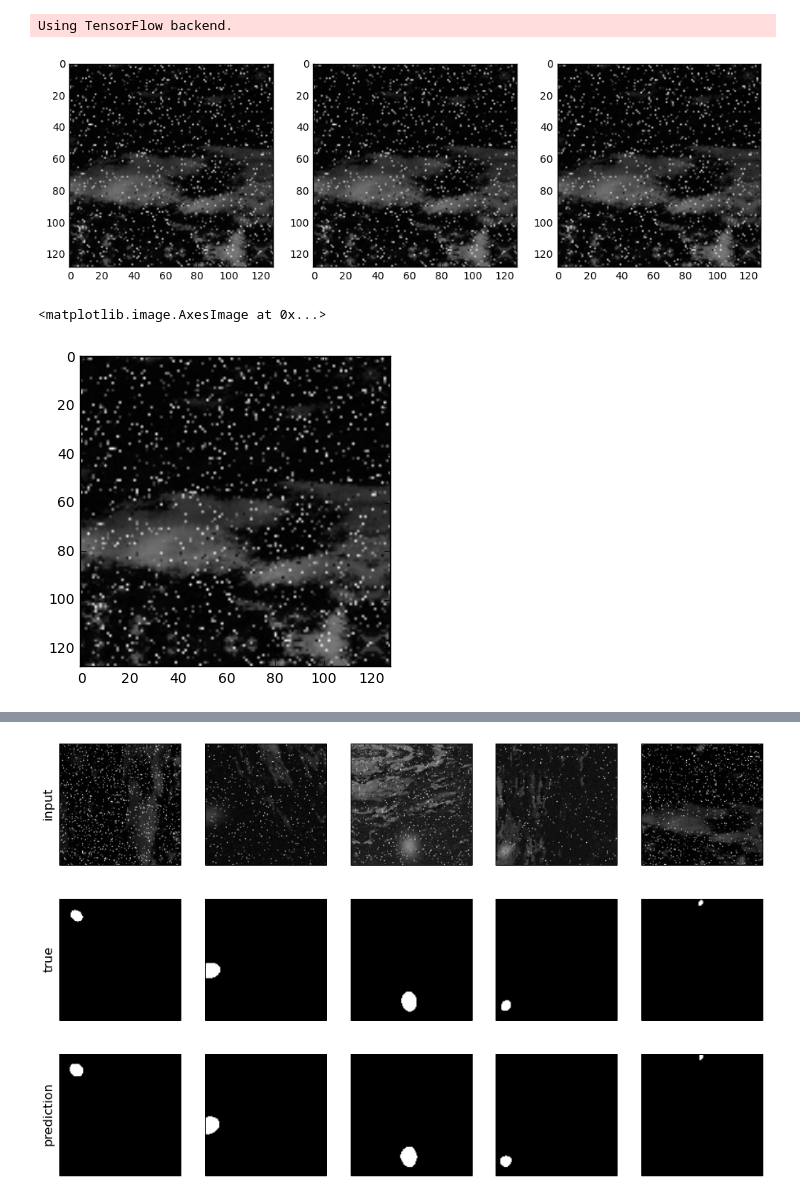
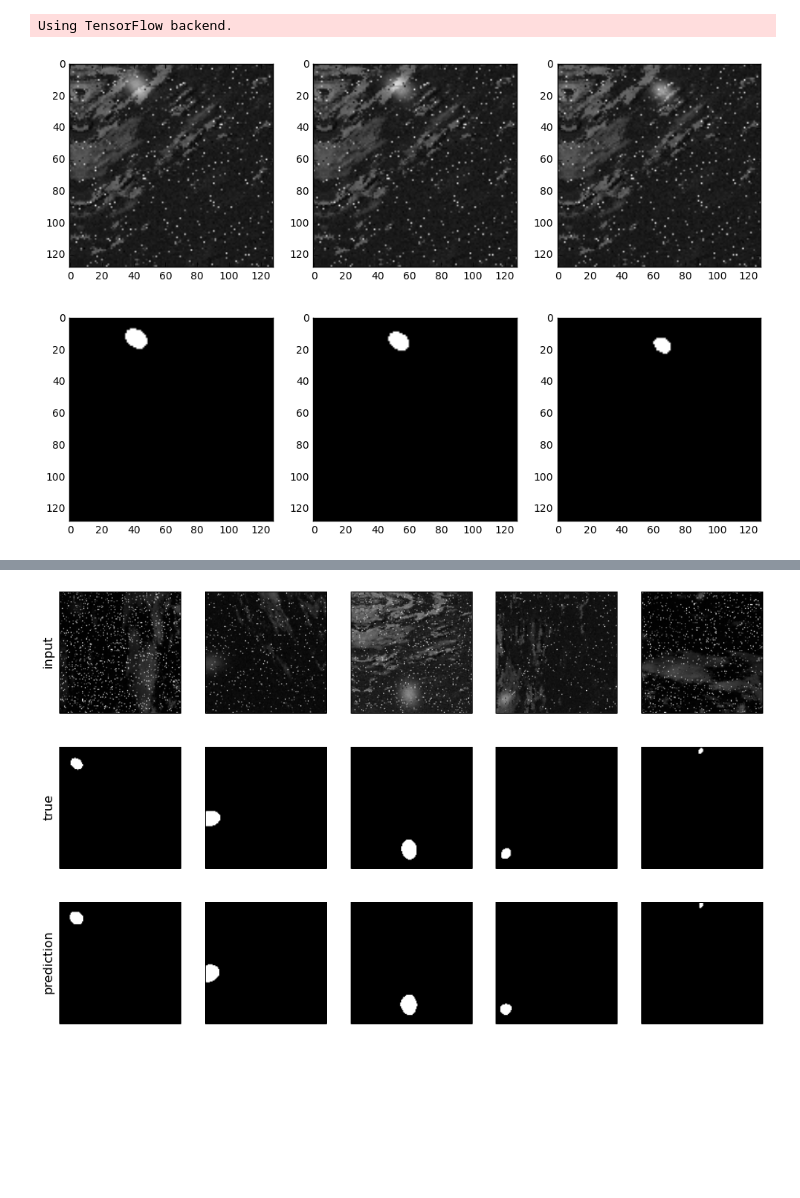
Before and after one commit to Sosnovik/u-rocket, a Jupyter notebook: main.ipynb, the cells around one changed output, grey strips where cells are left out. Drawn from its saved outputs; the diff is of its cells as text; code cells hidden in the pictures; blank space fills up the shorter version.

```diff
--- a/main.ipynb
+++ b/main.ipynb
@@ -124,7 +124,7 @@ def ZF_UNET_224(dropout_val=0.0, batch_norm=True):
     model = Model(inputs, conv_final, name="ZF_UNET_224")
     return model
 # %%
-#def gaussian2D(shape, mean, cov):
+def gaussian2D(shape, mean, cov):
     '''
     add gaussian to source image
     params:
@@ -133,10 +133,10 @@ def ZF_UNET_224(dropout_val=0.0, batch_norm=True):
         cov - 2x2 covariance matrix
         magnitude - maximal intensity of gaussian
     '''
-#    X, Y = np.indices(shape)
-#    X = (X + 1).astype(np.float) / (shape[0] + 1)
-#    Y = (Y + 1).astype(np.float) / (shape[1] + 1)
-#    r = np.stack([X, Y], -1) - mean
-#    exp = np.einsum('ijk,kl,ijl->ij', r, np.linalg.inv(cov), r)
-#    exp = np.exp(-0.5 * exp)
-#    return exp
+    X, Y = np.indices(shape)
+    X = (X + 1).astype(np.float) / (shape[0] + 1)
+    Y = (Y + 1).astype(np.float) / (shape[1] + 1)
+    r = np.stack([X, Y], -1) - mean
+    exp = np.einsum('ijk,kl,ijl->ij', r, np.linalg.inv(cov), r)
+    exp = np.exp(-0.5 * exp)
+    return exp
@@ -143 +151,7 @@ def ZF_UNET_224(dropout_val=0.0, batch_norm=True):
+# %%
+def add_gaussian_on_image(image, magnitude, mean, radius, cov):
+    new_image = image.copy()
+    gauss = gaussian2D(image.shape, mean, radius * cov)
+    new_image += gauss * magnitude
+    return new_image
 # %%
@@ -235,17 +200,22 @@ def gen_random_images():
 # %%
-images, _ = gen_random_images()
+images, masks = gen_random_images()
+
 f, axes = plt.subplots(1, 3, figsize=(12, 4))
 for i in range(3):
     ax = axes[i]
     image = images[:, :, i]
     ax.imshow(image, cmap='gray')
 plt.show()
 
-plt.imshow(images.sum(-1), cmap='gray')
+f, axes = plt.subplots(1, 3, figsize=(12, 4))
+for i in range(3):
+    ax = axes[i]
+    image = masks[:, :, i]
+    ax.imshow(image, cmap='gray')
+plt.show()
 # %% [output]
-[figure, old version]
+[figure, new version]
-<matplotlib.image.AxesImage at 0x...>
-[figure, old version]
+[figure, new version]
 # %%
 def a2img(array):
     array = np.clip(array[:, :, 0], 0, 255)
```
Also changed, not shown: parts of 6 cells of this notebook.
